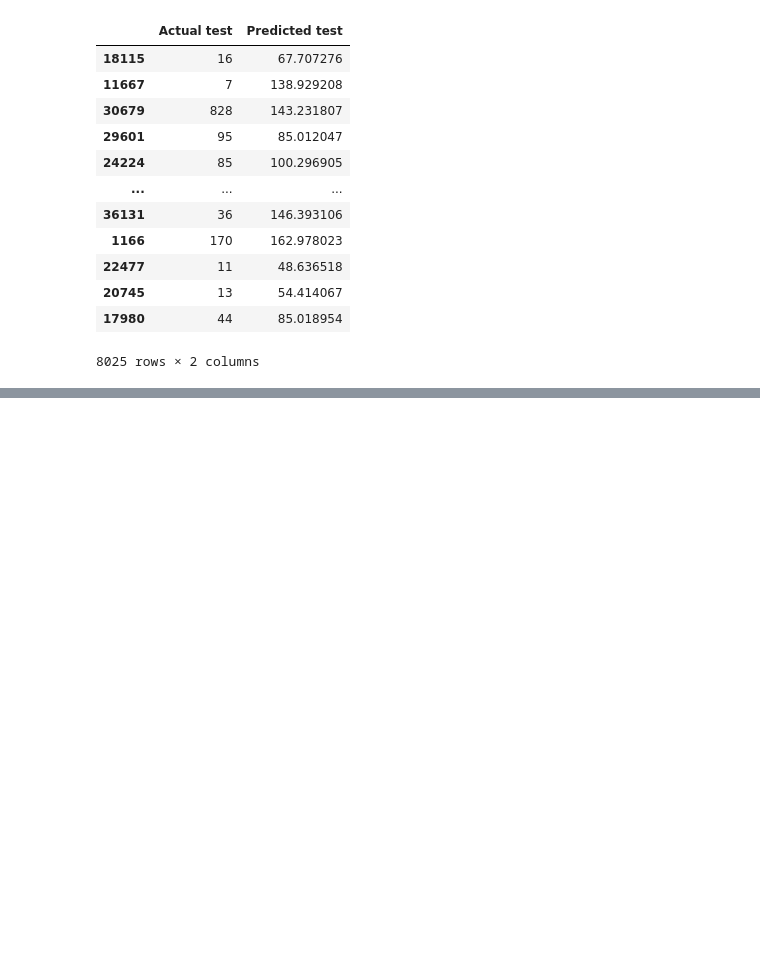
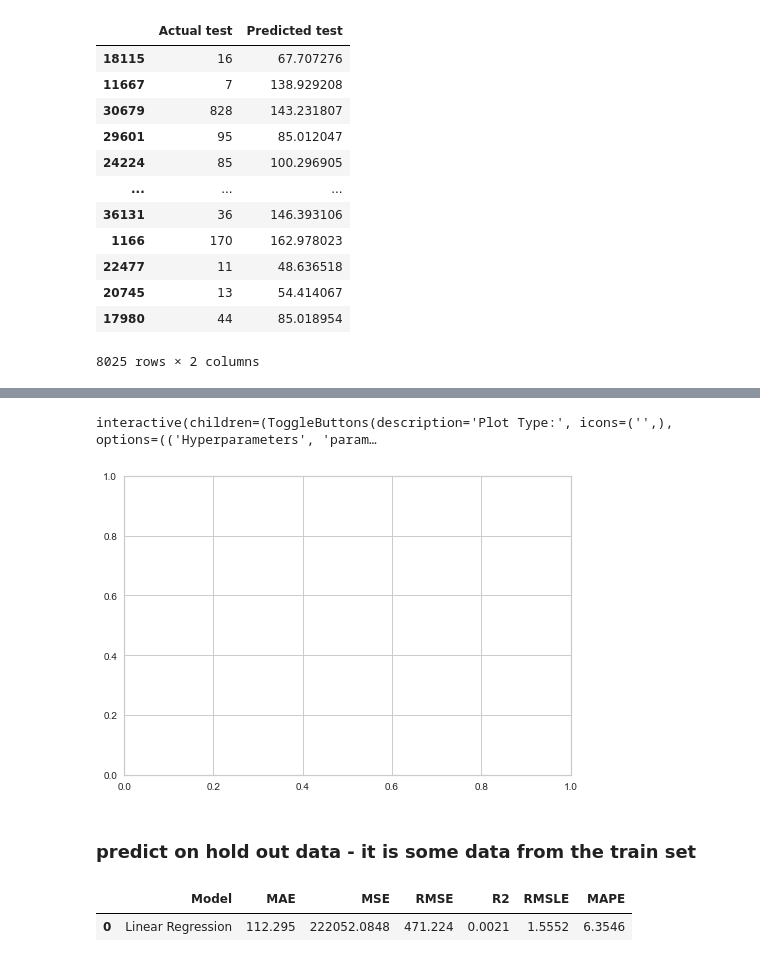
Before and after one commit to vishalkashyap95/DataAnalyst_Internship_learning, a Jupyter notebook: final_findings/predict_time_with_xray_type.ipynb, the cells around one changed output, grey strips where cells are left out. Saved outputs shown, nothing was run; the diff lists cells and outputs as text; code cells hidden in the pictures; blank space fills up the shorter version.

```diff
--- a/final_findings/predict_time_with_xray_type.ipynb
+++ b/final_findings/predict_time_with_xray_type.ipynb
@@ -194,0 +358,12 @@ diff
+# %%
+evaluate_model(tuned_model)
+# %% [output]
+interactive(children=(ToggleButtons(description='Plot Type:', icons=('',), options=(('Hyperparameters', 'param…
+[figure, added]
+# %% [markdown]
+### predict on hold out data - it is some data from the train set
+# %%
+final_model = predict_model(lr)
+# %% [output]
+|  | Model | MAE | MSE | RMSE | R2 | RMSLE | MAPE |
+| 0 | Linear Regression | 112.295 | 222052.0848 | 471.224 | 0.0021 | 1.5552 | 6.3546 |
```
Also changed, not shown: parts of 29 cells of this notebook, 10 other files.
